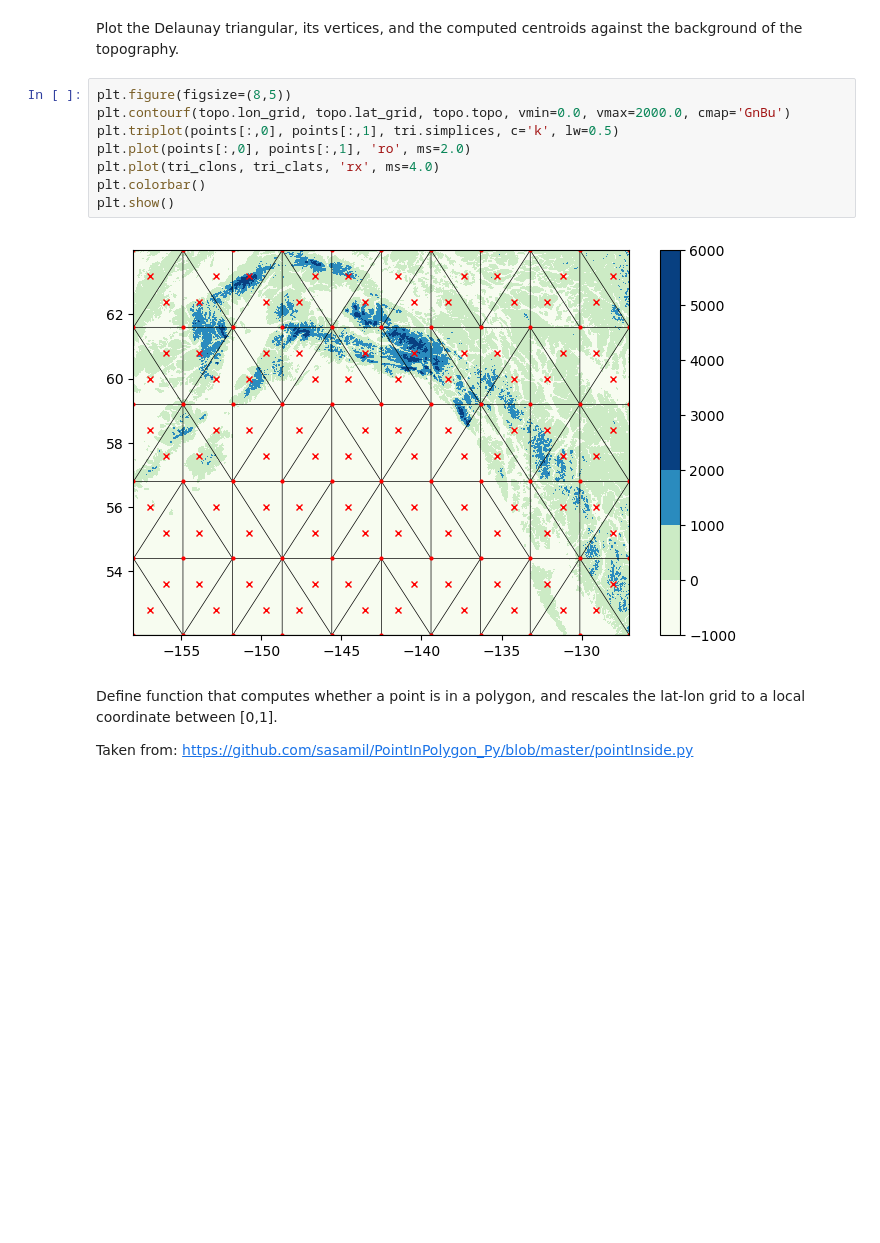
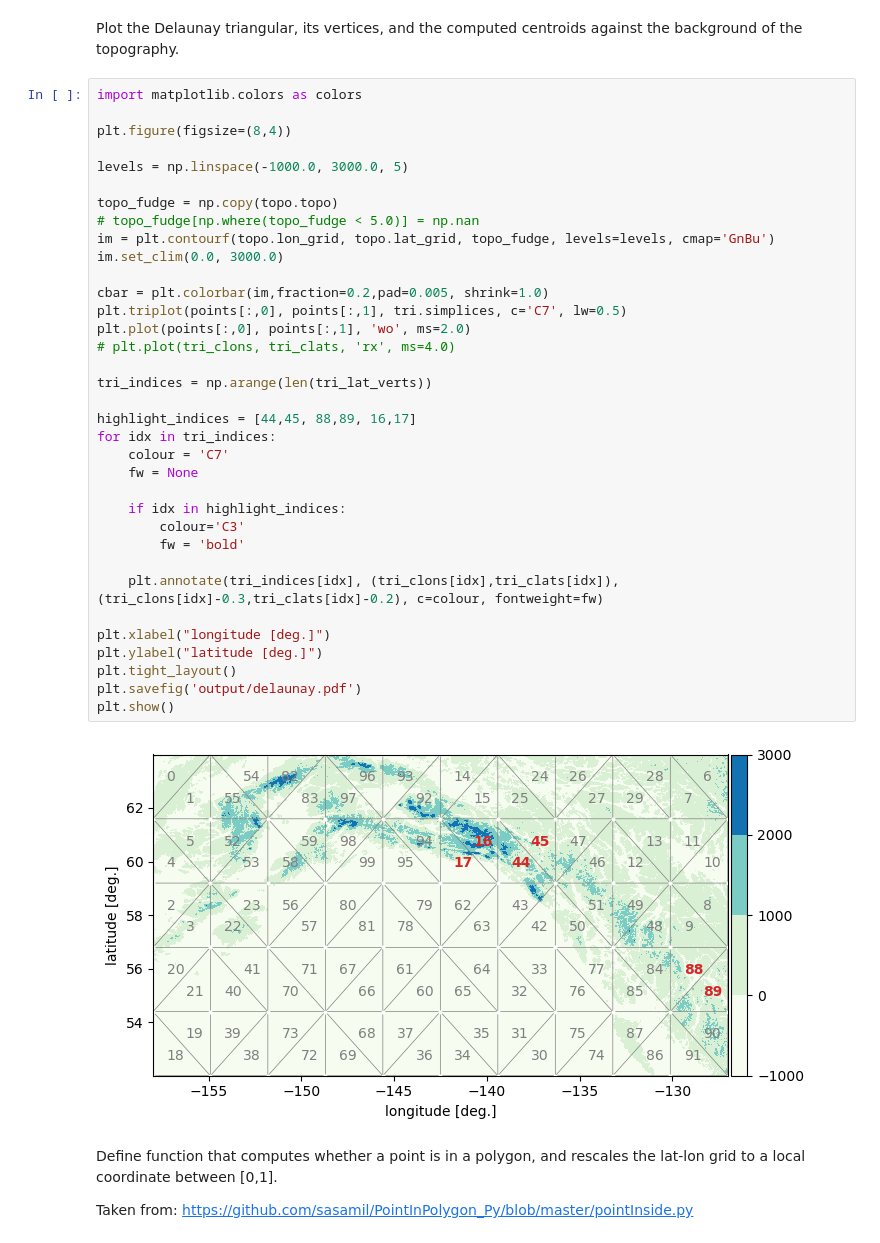
Before and after one commit to ray-chew/pyCSAM, a Jupyter notebook: notebooks/orog_delaunay.ipynb, the cells around one changed output. Drawn from its saved outputs; the diff is of its cells as text; blank space fills up the shorter version.

```diff
--- a/notebooks/orog_delaunay.ipynb
+++ b/notebooks/orog_delaunay.ipynb
@@ -130,15 +130,42 @@ number of triangles = 100
 # %% [markdown]
 Plot the Delaunay triangular, its vertices, and the computed centroids against the background of the topography.
 # %%
-plt.figure(figsize=(8,5))
-plt.contourf(topo.lon_grid, topo.lat_grid, topo.topo, vmin=0.0, vmax=2000.0, cmap='GnBu')
-plt.triplot(points[:,0], points[:,1], tri.simplices, c='k', lw=0.5)
-plt.plot(points[:,0], points[:,1], 'ro', ms=2.0)
-plt.plot(tri_clons, tri_clats, 'rx', ms=4.0)
-plt.colorbar()
+import matplotlib.colors as colors
+
+plt.figure(figsize=(8,4))
+
+levels = np.linspace(-1000.0, 3000.0, 5)
+
+topo_fudge = np.copy(topo.topo)
+# topo_fudge[np.where(topo_fudge < 5.0)] = np.nan
+im = plt.contourf(topo.lon_grid, topo.lat_grid, topo_fudge, levels=levels, cmap='GnBu')
+im.set_clim(0.0, 3000.0)
+
+cbar = plt.colorbar(im,fraction=0.2,pad=0.005, shrink=1.0)
+plt.triplot(points[:,0], points[:,1], tri.simplices, c='C7', lw=0.5)
+plt.plot(points[:,0], points[:,1], 'wo', ms=2.0)
+# plt.plot(tri_clons, tri_clats, 'rx', ms=4.0)
+
+tri_indices = np.arange(len(tri_lat_verts))
+
+highlight_indices = [44,45, 88,89, 16,17]
+for idx in tri_indices:
+    colour = 'C7'
+    fw = None
+
+    if idx in highlight_indices:
+        colour='C3'
+        fw = 'bold'
+
+    plt.annotate(tri_indices[idx], (tri_clons[idx],tri_clats[idx]), (tri_clons[idx]-0.3,tri_clats[idx]-0.2), c=colour, fontweight=fw)
+
+plt.xlabel("longitude [deg.]")
+plt.ylabel("latitude [deg.]")
+plt.tight_layout()
+plt.savefig('output/delaunay.pdf')
 plt.show()
 # %% [output]
-[figure, old version]
+[figure, new version]
 # %% [markdown]
 Define function that computes whether a point is in a polygon, and rescales the lat-lon grid to a local coordinate between [0,1].
 
```
Also changed, not shown: parts of 9 cells of this notebook.
